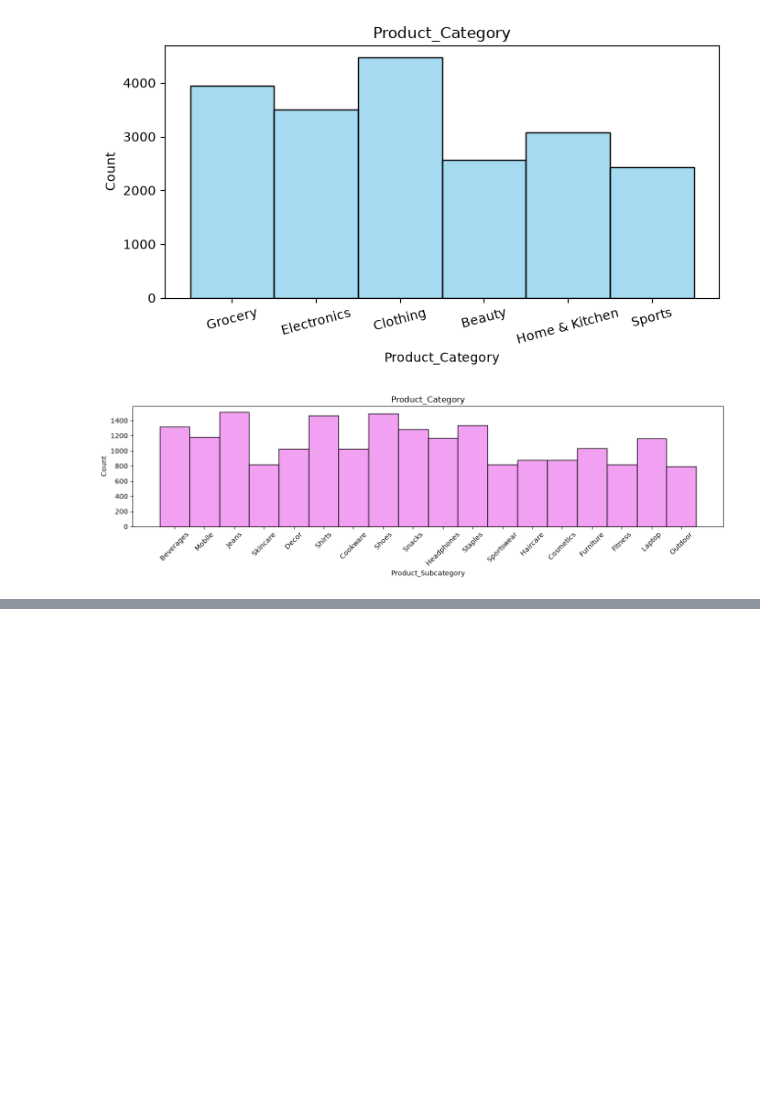
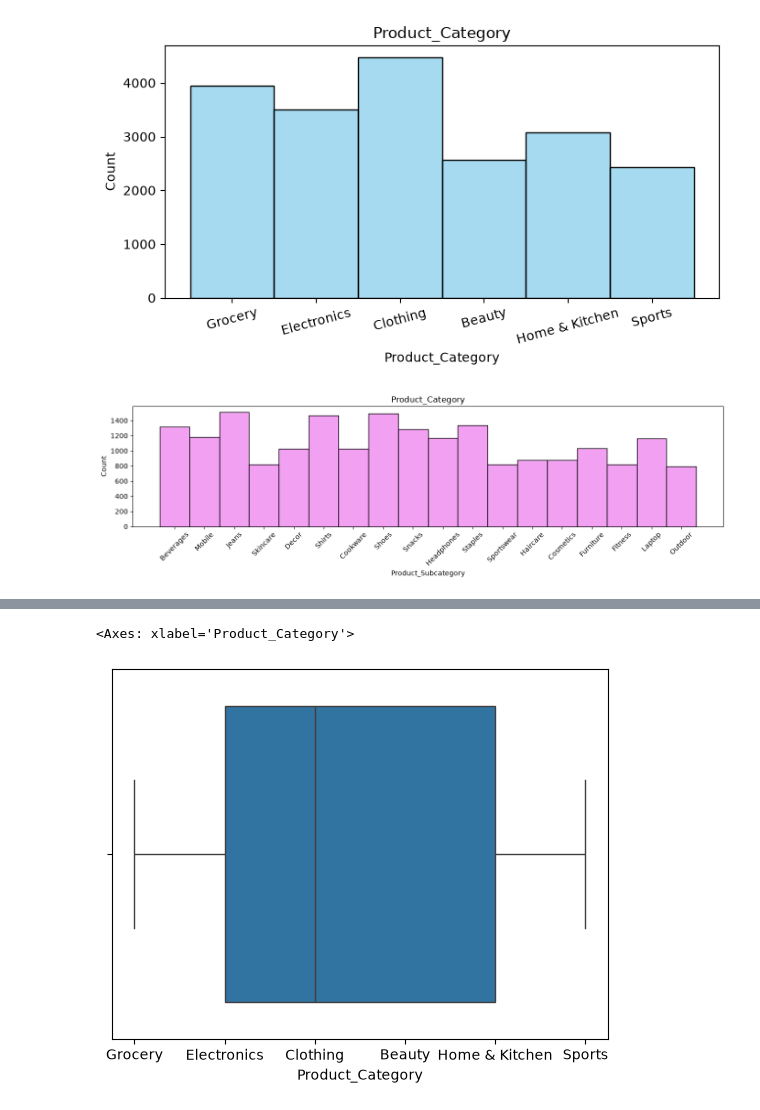
Before and after one commit to SnehalBorkute/Python, a Jupyter notebook: graphs.ipynb, the cells around one changed output, grey strips where cells are left out. Saved outputs shown, nothing was run; the diff lists cells and outputs as text; code cells hidden in the pictures; blank space fills up the shorter version.

```diff
--- a/graphs.ipynb
+++ b/graphs.ipynb
@@ -94,0 +101,6 @@ plt.show()
+# %%
+sns.boxplot(
+    x=df["Product_Category"])
+# %% [output]
+<Axes: xlabel='Product_Category'>
+[figure, added]
```
Also changed, not shown: parts of 2 cells of this notebook.
